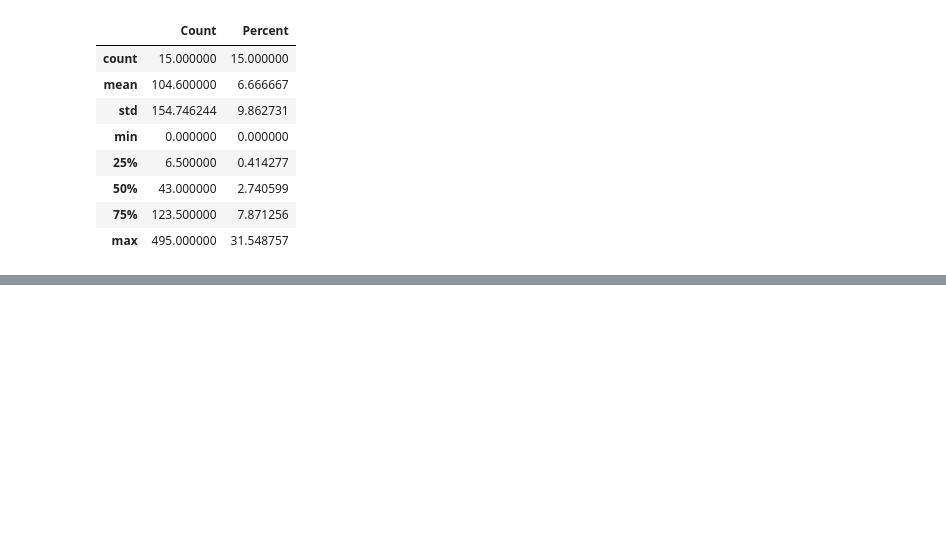
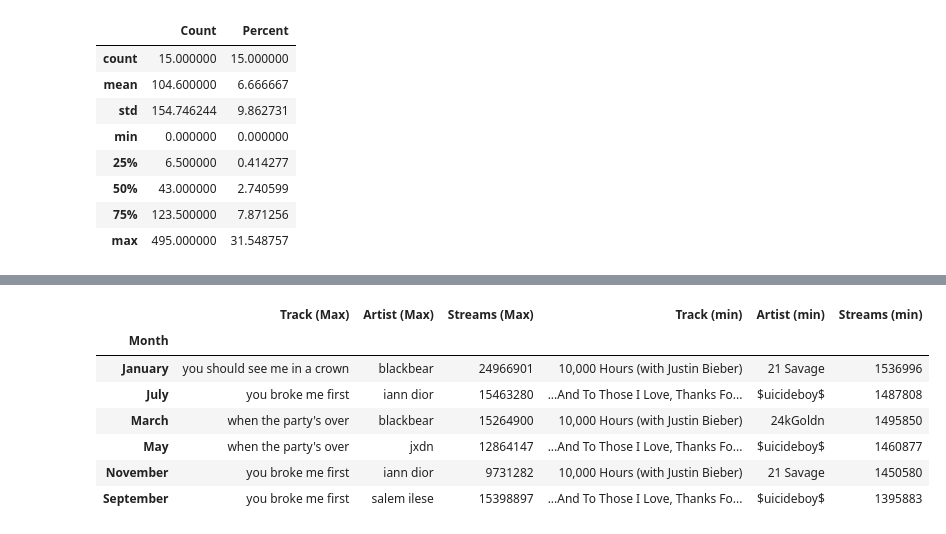
Before and after one commit to Teablee/project-one, a Jupyter notebook: graphs.ipynb, the cells around one changed output, grey strips where cells are left out. Cells and saved outputs as stored; diff of their text form; code cells hidden in the pictures; blank space fills up the shorter version.

```diff
--- a/graphs.ipynb
+++ b/graphs.ipynb
@@ -1092,0 +1220,15 @@ sorted_all_viral_genre_df.describe()
+# %%
+top200_max = top200_max.drop(["Position"], axis=1)
+top200_max = top200_max.drop(["Week Number"], axis=1)
+top200_max = top200_max.drop(['URL'], axis=1)
+top200_max = top200_max.drop(['Filename'], axis=1)
+top200_max = top200_max.drop(['Type'], axis=1)
+top200_max = top200_max.drop(['Date'], axis=1)
+top200_max = top200_max.drop(['Artist ID'], axis=1)
+
+top200_max = top200_max.drop(['Genre 1'], axis=1)
+top200_max = top200_max.drop(['Genre 2'], axis=1)
+top200_max = top200_max.drop(['Genre 3'], axis=1)
+
+top200_max = top200_max.rename(columns={'Streams': "Streams (Max)",'Track Name': "Track (Max)", 'Artist': "Artist (Max)"})
+top200_max
@@ -1092,0 +1256,15 @@ sorted_all_viral_genre_df.describe()
+# %%
+top200_min = top200_min.drop(["Position"], axis=1)
+top200_min = top200_min.drop(["Week Number"], axis=1)
+top200_min = top200_min.drop(['URL'], axis=1)
+top200_min = top200_min.drop(['Filename'], axis=1)
+top200_min = top200_min.drop(['Type'], axis=1)
+top200_min = top200_min.drop(['Date'], axis=1)
+top200_min = top200_min.drop(['Artist ID'], axis=1)
+
+top200_min = top200_min.drop(['Genre 1'], axis=1)
+top200_min = top200_min.drop(['Genre 2'], axis=1)
+top200_min = top200_min.drop(['Genre 3'], axis=1)
+
+top200_min = top200_min.rename(columns={'Streams': "Streams (min)",'Track Name': "Track (min)", 'Artist': "Artist (min)"})
+top200_min
@@ -1092,0 +1280,12 @@ sorted_all_viral_genre_df.describe()
+# %%
+merge_df_top200_maxmin = pd.merge(top200_max, top200_min, on='Month')
+merge_df_top200_maxmin
+# %% [output]
+|  | Track (Max) | Artist (Max) | Streams (Max) | Track (min) | Artist (min) | Streams (min) |
+| Month |  |  |  |  |  |  |
+| January | you should see me in a crown | blackbear | 24966901 | 10,000 Hours (with Justin Bieber) | 21 Savage | 1536996 |
+| July | you broke me first | iann dior | 15463280 | ...And To Those I Love, Thanks Fo... | $uicideboy$ | 1487808 |
+| March | when the party's over | blackbear | 15264900 | 10,000 Hours (with Justin Bieber) | 24kGoldn | 1495850 |
+| May | when the party's over | jxdn | 12864147 | ...And To Those I Love, Thanks Fo... | $uicideboy$ | 1460877 |
+| November | you broke me first | iann dior | 9731282 | 10,000 Hours (with Justin Bieber) | 21 Savage | 1450580 |
+| September | you broke me first | salem ilese | 15398897 | ...And To Those I Love, Thanks Fo... | $uicideboy$ | 1395883 |
```
Also changed, not shown: parts of 14 cells of this notebook.
